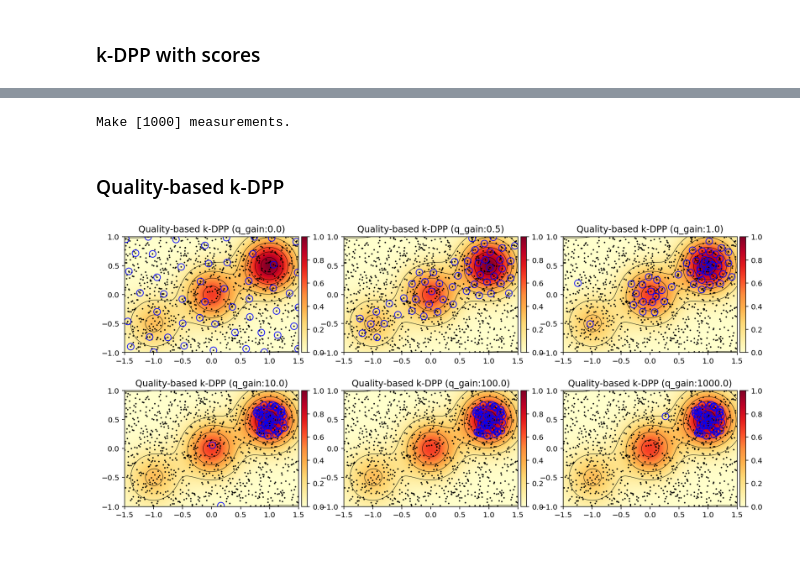
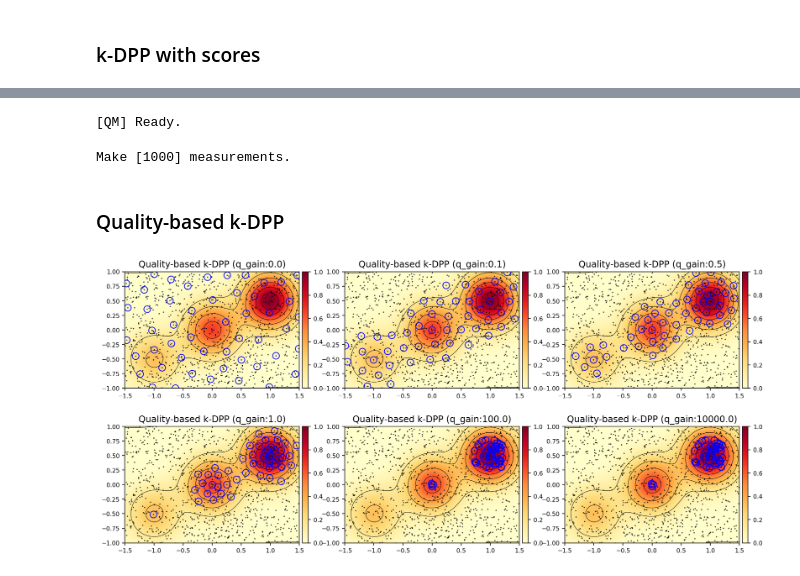
Before and after one commit to sjchoi86/gentle-dpp, a Jupyter notebook: code/demo_dpp.ipynb, the cells around one changed output, grey strips where cells are left out. Drawn from its saved outputs; the diff is of its cells as text; code cells hidden in the pictures.

```diff
--- a/code/demo_dpp.ipynb
+++ b/code/demo_dpp.ipynb
@@ -212,14 +209,20 @@ print ("[%s] Ready."%(QM.name))
-# %%
-# Make measurements
-n_meas = 1000
-x_meas,y_meas = QM.get_meas(n_meas=n_meas)
-print ("Make [%d] measurements."%(n_meas))
-# %% [output]
-Make [1000] measurements.
-# %% [markdown]
-### Quality-based k-DPP
+# %%
+# Define the Quality map
+QM = QualityMapClass()
+print ("[%s] Ready."%(QM.name))
+# %% [output]
+[QM] Ready.
+# %%
+# Make measurements
+n_meas = 1000
+x_meas,y_meas = QM.get_meas(n_meas=n_meas)
+print ("Make [%d] measurements."%(n_meas))
+# %% [output]
+Make [1000] measurements.
+# %% [markdown]
+### Quality-based k-DPP
 # %%
-q_gains = [0.0,0.5,1.0,10.0,100.0,1000.0]
+q_gains = [0.0,0.1,0.5,1.0,100.0,10000.0]
 for q_idx,q_gain in enumerate(q_gains):
     # print ("[%d/%d] q_gain:[%.0f]"%(q_idx,len(q_gains),q_gain))
     # q-DPP
@@ -230,33 +233,34 @@ for q_idx,q_gain in enumerate(q_gains):
         hyp      = {'g':1.0,'l':0.1},
         qs_total = q_gain*y_meas
         )
     # Plot
     if q_idx == 0:
         plt.figure(figsize = (15,7))
+        plt.rcParams.update({'font.size':8})
     plt.subplot(2,3,q_idx+1)
     im = plt.imshow(X      = QM.Q,
                     extent = QM.axis_info,
                     cmap   = 'YlOrRd',
                     origin = 'lower')
     plt.contour(QM.Q,
                 extent     = QM.axis_info,
                 origin     = 'lower',
                 colors     = 'k',
                 linewidths = 1/2)
-    plt.plot(x_meas[:,0],x_meas[:,1],'.',mfc='none',mec='k',ms=2,lw=1)
+    plt.plot(x_meas[:,0],x_meas[:,1],'.',mfc='none',mec='k',ms=1,lw=1/2)
     SHOW_QVAL = False
     if SHOW_QVAL:
         for i_idx in range(n_meas):
             y_offset = 0.04
             plt.text(x_meas[i_idx,0],x_meas[i_idx,1]+y_offset,'%.2f'%(y_meas[i_idx]),
                      fontsize=13,horizontalalignment='center',verticalalignment='center')
     plt.plot(xs_kdpp[:,0],xs_kdpp[:,1],
              'o',ms=9,mfc='None',mec='b',markeredgewidth=1,
-             label='k-DPP subset')
+             label='k-DPP subset') # plot kdpp samples
     plt.title('Quality-based k-DPP (q_gain:%.1f)'%(q_gain),fontsize=12)
     add_colorbar(im)
     plt.axis(QM.axis_info)
     plt.axis('equal')
 plt.show()
 # %% [output]
-[figure, old version]
+[figure, new version]
```
Also changed, not shown: parts of 4 cells of this notebook.
